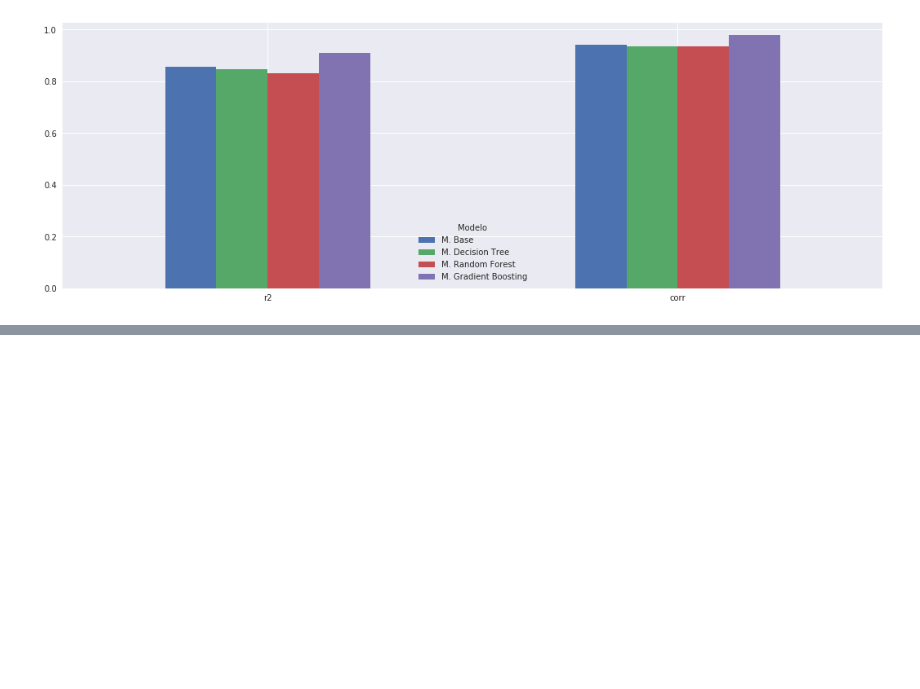
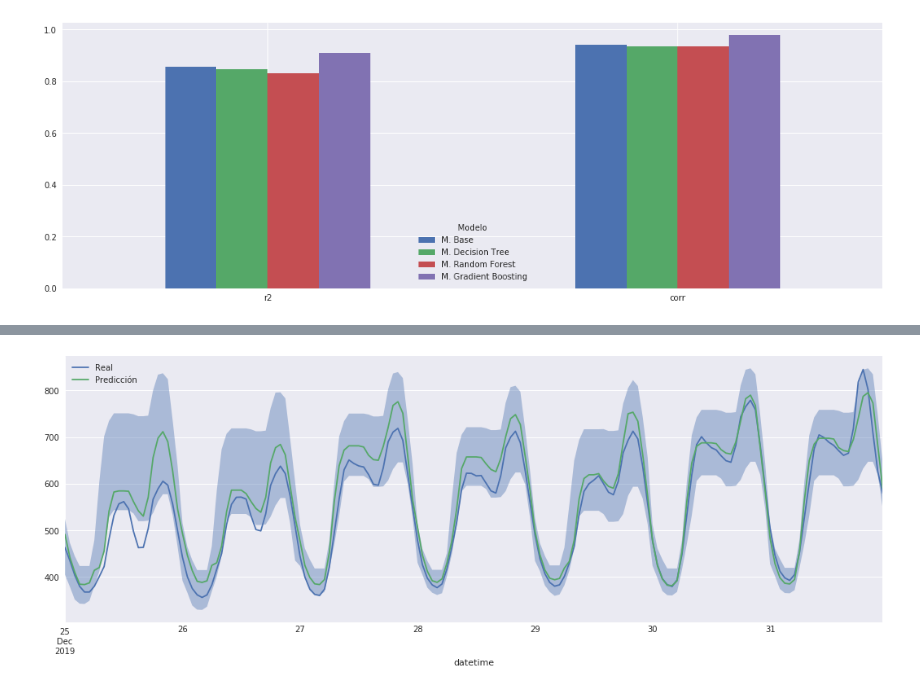
Before and after one commit to pablohhb/TFM, a Jupyter notebook: modelos.ipynb, the cells around one changed output, grey strips where cells are left out. Cells and saved outputs as stored; diff of their text form; code cells hidden in the pictures; blank space fills up the shorter version.

```diff
--- a/modelos.ipynb
+++ b/modelos.ipynb
@@ -434,0 +554,8 @@ comparacion_metricas[['r2', 'corr']].T.plot(kind = 'bar', rot = 0);
+# %%
+inf = pd.DataFrame()
+inf['prediccion'] = lower_model.predict(x_test)
+inf.index = y_test.index
+# %%
+upper_model = GradientBoostingRegressor(loss="quantile", alpha=0.95)
+# %%
+upper_model.fit(x_train, y_train)
@@ -434,0 +572,13 @@ comparacion_metricas[['r2', 'corr']].T.plot(kind = 'bar', rot = 0);
+# %%
+sup = pd.DataFrame()
+sup['prediccion'] = upper_model.predict(x_test)
+sup.index = y_test.index
+# %%
+fig10, ax = plt.subplots()
+y_test.plot(ax = ax, label = 'Real')
+prediccion_m_gradientB['prediccion'].plot(ax = ax, label = 'Predicción')
+ax.fill_between(inf.index, inf['prediccion'], sup['prediccion'], alpha = 0.4)
+plt.legend()
+plt.show()
+# %% [output]
+[figure, added]
```
Also changed, not shown: parts of 63 cells of this notebook.
